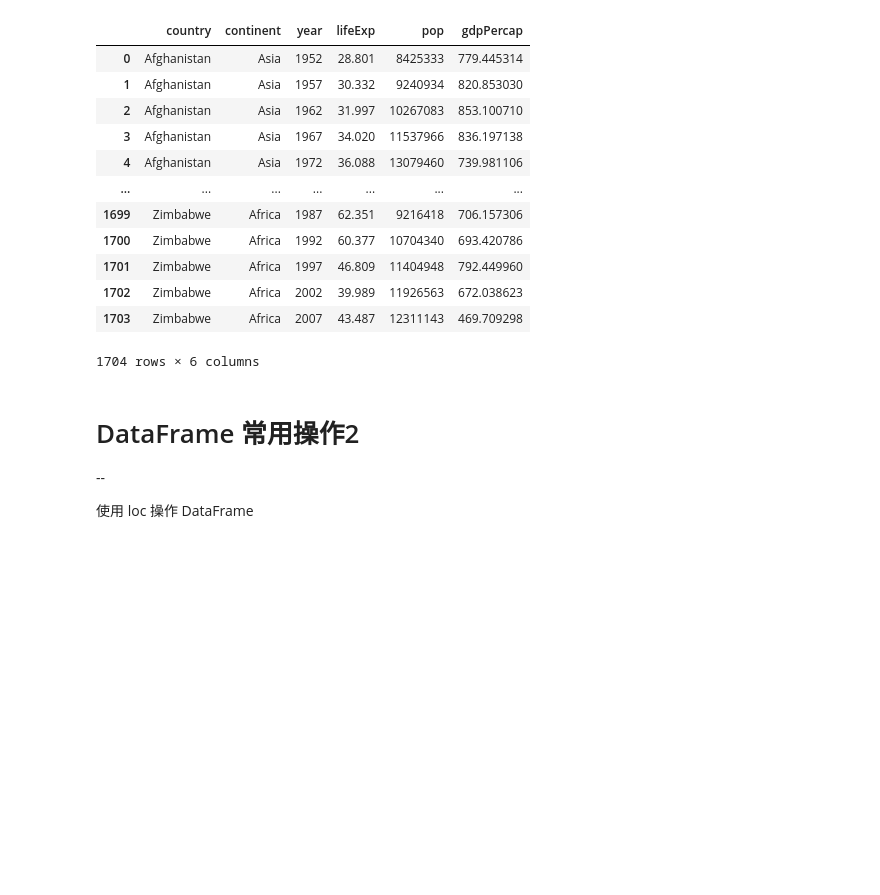
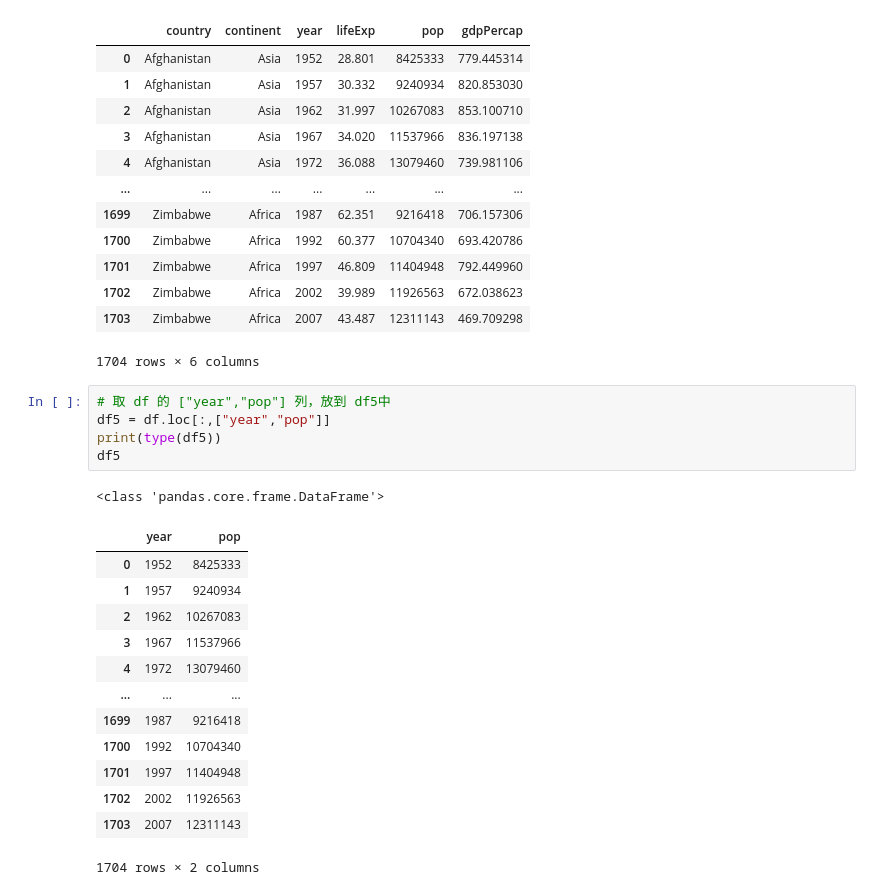
Before and after one commit to liuhui998/pe2, a Jupyter notebook: 01-dataframe-basic/answer-questions.ipynb, the cells around one changed output. Saved outputs shown, nothing was run; the diff lists cells and outputs as text; blank space fills up the shorter version.

```diff
--- a/01-dataframe-basic/answer-questions.ipynb
+++ b/01-dataframe-basic/answer-questions.ipynb
@@ -236,9 +381,23 @@ df
 | 1702 | Zimbabwe | Africa | 2002 | 39.989 | 11926563 | 672.038623 |
 | 1703 | Zimbabwe | Africa | 2007 | 43.487 | 12311143 | 469.709298 |
 1704 rows × 6 columns
-# %% [markdown]
-# DataFrame 常用操作2
-
---
-
-使用 loc 操作 DataFrame
+# %%
+# 取 df 的 ["year","pop"] 列，放到 df5中
+df5 = df.loc[:,["year","pop"]]
+print(type(df5))
+df5
+# %% [output]
+<class 'pandas.core.frame.DataFrame'>
+|  | year | pop |
+| 0 | 1952 | 8425333 |
+| 1 | 1957 | 9240934 |
+| 2 | 1962 | 10267083 |
+| 3 | 1967 | 11537966 |
+| 4 | 1972 | 13079460 |
+| ... | ... | ... |
+| 1699 | 1987 | 9216418 |
+| 1700 | 1992 | 10704340 |
+| 1701 | 1997 | 11404948 |
+| 1702 | 2002 | 11926563 |
+| 1703 | 2007 | 12311143 |
+1704 rows × 2 columns
```
Also changed, not shown: parts of 14 cells of this notebook, 3 other files.
